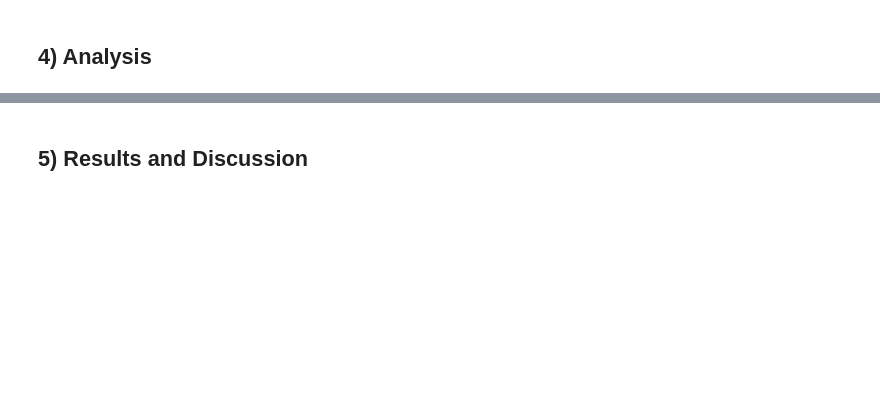
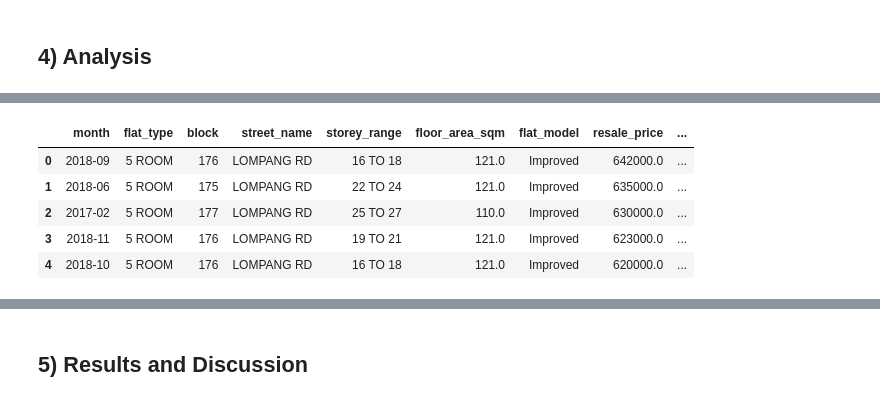
Before and after one commit to sopyngyf/Coursera_Capstone, a Jupyter notebook: Sophia_Week4_5_Assignment.ipynb, the cells around one changed output, grey strips where cells are left out. Cells and saved outputs as stored; diff of their text form; code cells hidden in the pictures; blank space fills up the shorter version.

```diff
--- a/Sophia_Week4_5_Assignment.ipynb
+++ b/Sophia_Week4_5_Assignment.ipynb
@@ -39,0 +199,11 @@ to be shown in week 2
+# %%
+bp_sales4 = bp_sales3[bp_sales3['flat_type']=='5 ROOM'].sort_values(by ='resale_price',
+                                                                    ascending=False).reset_index(drop=True)
+bp_sales4.head(5)
+# %% [output]
+|  | month | flat_type | block | street_name | storey_range | floor_area_sqm | flat_model | resale_price | ... |
+| 0 | 2018-09 | 5 ROOM | 176 | LOMPANG RD | 16 TO 18 | 121.0 | Improved | 642000.0 | ... |
+| 1 | 2018-06 | 5 ROOM | 175 | LOMPANG RD | 22 TO 24 | 121.0 | Improved | 635000.0 | ... |
+| 2 | 2017-02 | 5 ROOM | 177 | LOMPANG RD | 25 TO 27 | 110.0 | Improved | 630000.0 | ... |
+| 3 | 2018-11 | 5 ROOM | 176 | LOMPANG RD | 19 TO 21 | 121.0 | Improved | 623000.0 | ... |
+| 4 | 2018-10 | 5 ROOM | 176 | LOMPANG RD | 16 TO 18 | 121.0 | Improved | 620000.0 | ... |
```
Also changed, not shown: parts of 34 cells of this notebook.
